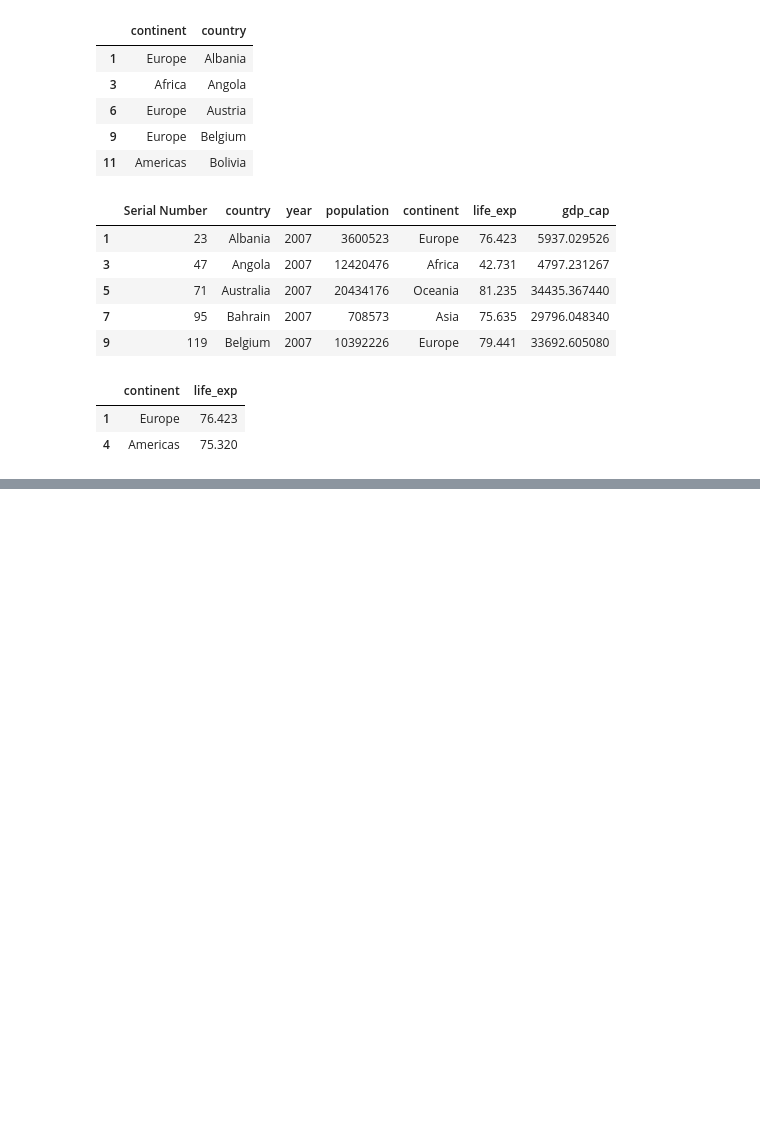
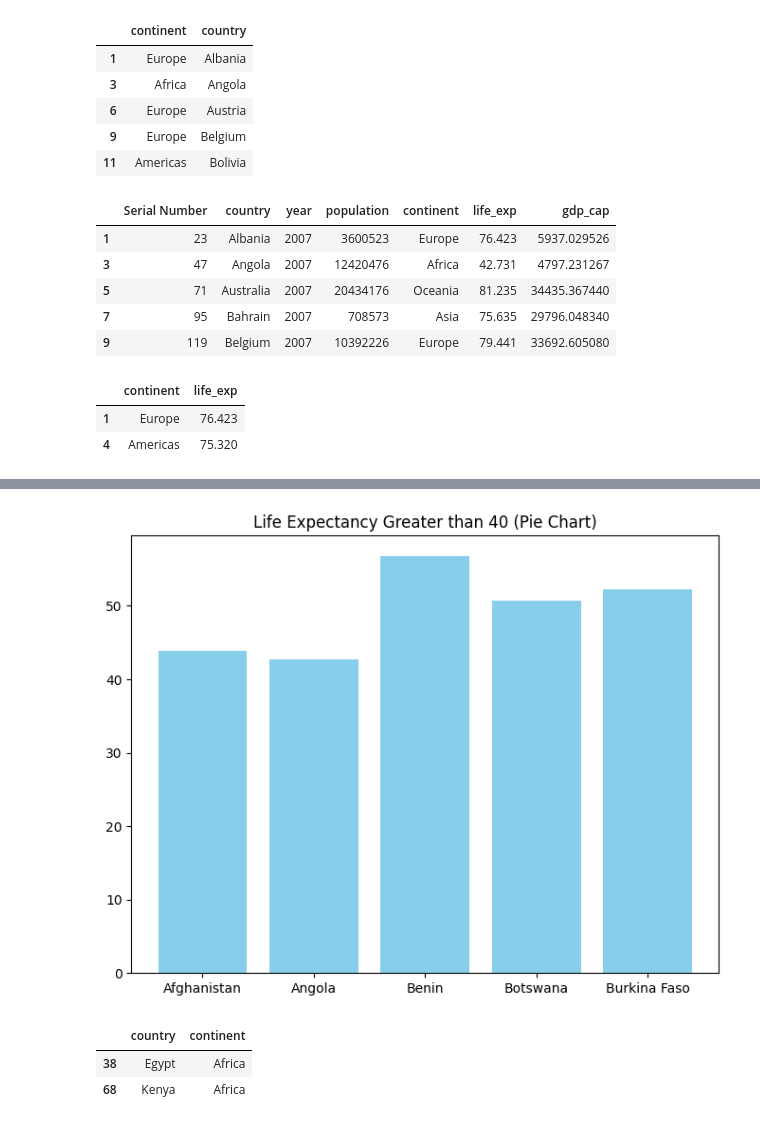
Before and after one commit to vinodlearning/PythonDSA, a Jupyter notebook: Pandas.ipynb, the cells around one changed output, grey strips where cells are left out. Saved outputs shown, nothing was run; the diff lists cells and outputs as text; code cells hidden in the pictures; blank space fills up the shorter version.

```diff
--- a/Pandas.ipynb
+++ b/Pandas.ipynb
@@ -355,0 +452,16 @@ dataFrame.loc[1:5:3, "continent":"life_exp"]
+# %%
+filtered_data=dataFrame.loc[(dataFrame.life_exp>40) & (dataFrame.life_exp<60),['country','continent','life_exp']].head()
+
+plt.figure(figsize=(8, 6))
+# plt.pie(filtered_data['life_exp'], labels=filtered_data['country'], autopct='%1.1f%%', startangle=90)
+plt.bar(filtered_data['country'], filtered_data['life_exp'], color='skyblue')
+plt.title("Life Expectancy Greater than 40 (Pie Chart)")
+plt.show()
+# %% [output]
+[figure, added]
+# %%
+dataFrame.loc[(dataFrame.country=='Kenya') | (dataFrame.country=='Egypt'),['country','continent']]
+# %% [output]
+|  | country | continent |
+| 38 | Egypt | Africa |
+| 68 | Kenya | Africa |
```
Also changed, not shown: parts of 34 cells of this notebook, 4 other files.
